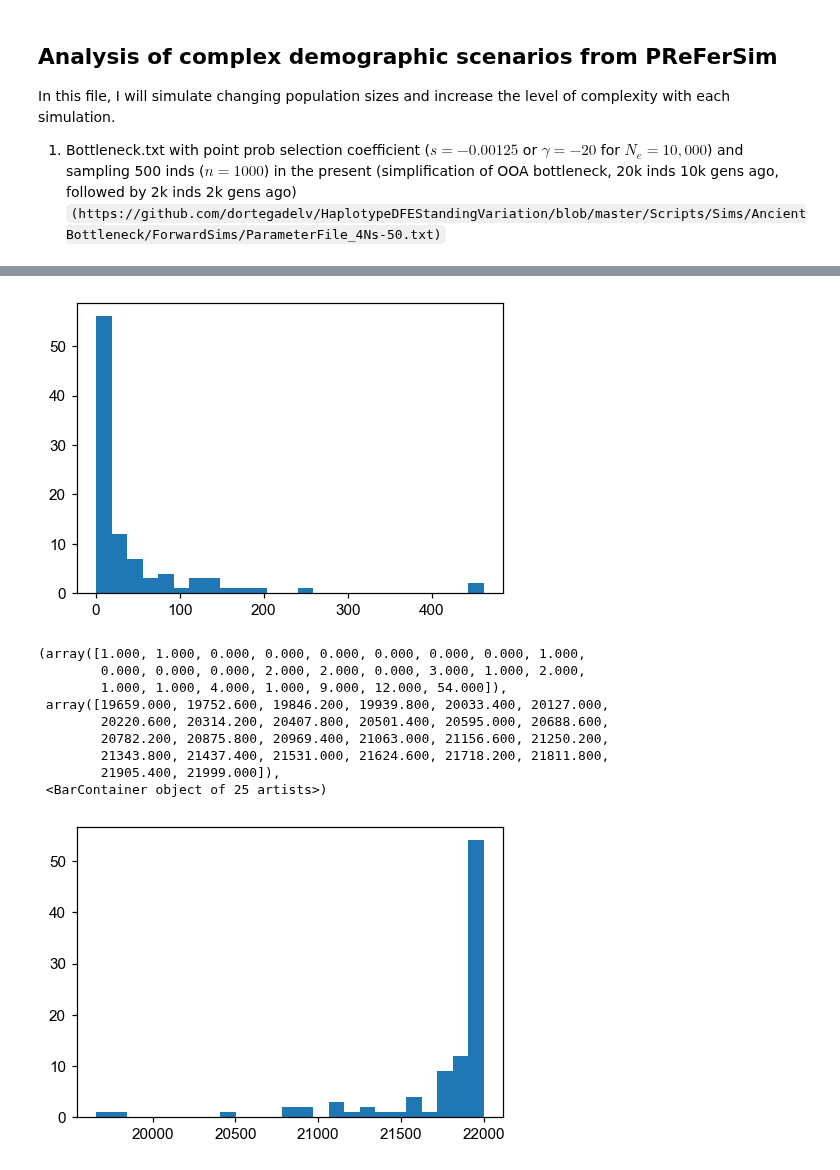
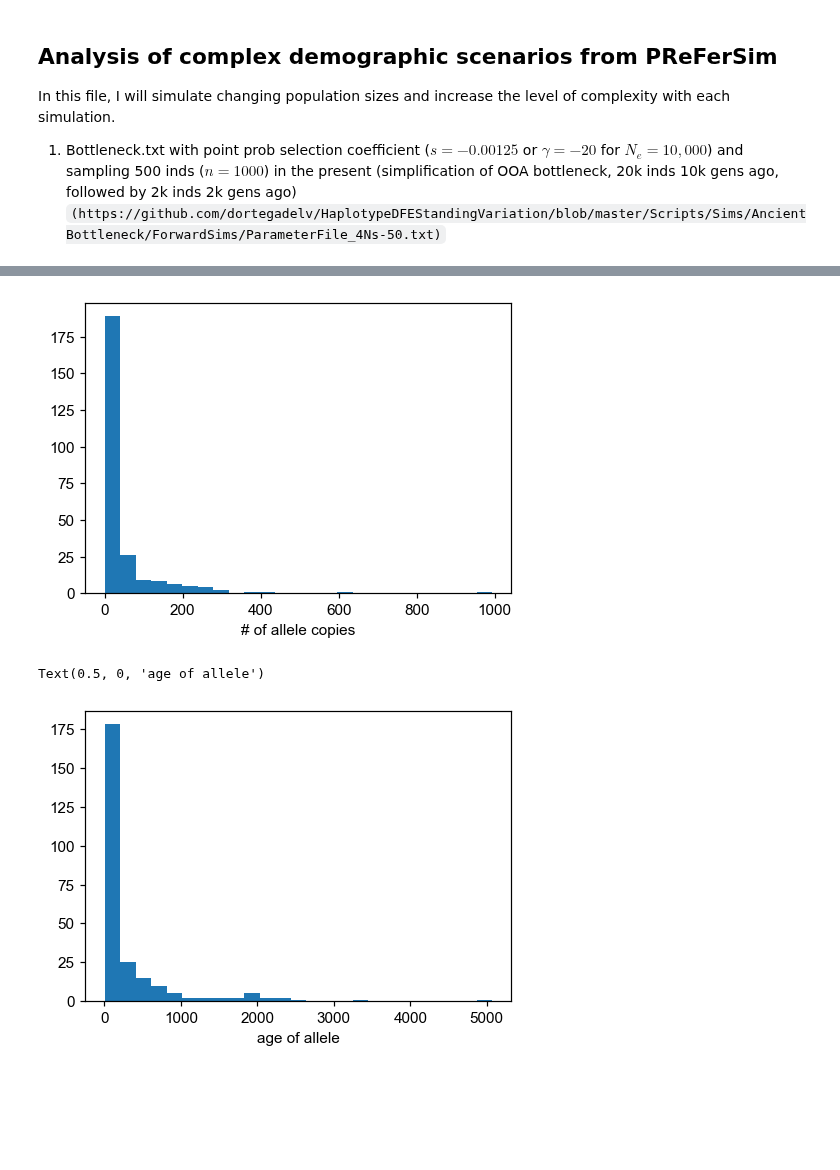
Before and after one commit to VivaswatS/selCoefEst, a Jupyter notebook: changingpopsizesims.ipynb, the cells around one changed output, grey strips where cells are left out. Cells and saved outputs as stored; diff of their text form; code cells hidden in the pictures; blank space fills up the shorter version.

```diff
--- a/changingpopsizesims.ipynb
+++ b/changingpopsizesims.ipynb
@@ -51,21 +53,14 @@ cutoff = 1 # freq of 0.5%
 # %%
 ## reading in simulated data + exploratory analysis
 df1 = pd.read_csv("PReFerSims/outfiles/Bottleneck.1.full_out.txt",sep='\t',header=None,names=['','Xl','s','al','id'])
+Nc = np.concatenate((np.repeat(20000,80000),np.repeat(2000,2000)))/2
 df1
 df1['sXl'] = rng.binomial(n=n, p=df1['Xl'])
-df1['al'] = 12001 - df1['al']
-dat = df1.to_numpy()
-plt.hist(df1['sXl'],25); plt.show()
-plt.hist(df1['al'],25)
+df1['al'] = len(Nc)+1 - df1['al']
+dat = df1.to_numpy(dtype='int64')
+plt.hist(df1['sXl'],25); plt.xlabel('# of allele copies'); plt.show()
+plt.hist(df1['al'],25); plt.xlabel('age of allele')
 # %% [output]
-[figure, old version]
+[figure, new version]
-(array([1.000, 1.000, 0.000, 0.000, 0.000, 0.000, 0.000, 0.000, 1.000,
-        0.000, 0.000, 0.000, 2.000, 2.000, 0.000, 3.000, 1.000, 2.000,
-        1.000, 1.000, 4.000, 1.000, 9.000, 12.000, 54.000]),
- array([19659.000, 19752.600, 19846.200, 19939.800, 20033.400, 20127.000,
-        20220.600, 20314.200, 20407.800, 20501.400, 20595.000, 20688.600,
-        20782.200, 20875.800, 20969.400, 21063.000, 21156.600, 21250.200,
-        21343.800, 21437.400, 21531.000, 21624.600, 21718.200, 21811.800,
-        21905.400, 21999.000]),
- <BarContainer object of 25 artists>)
+Text(0.5, 0, 'age of allele')
-[figure, old version]
+[figure, new version]
```
Also changed, not shown: parts of 23 cells of this notebook, 4 other files.
